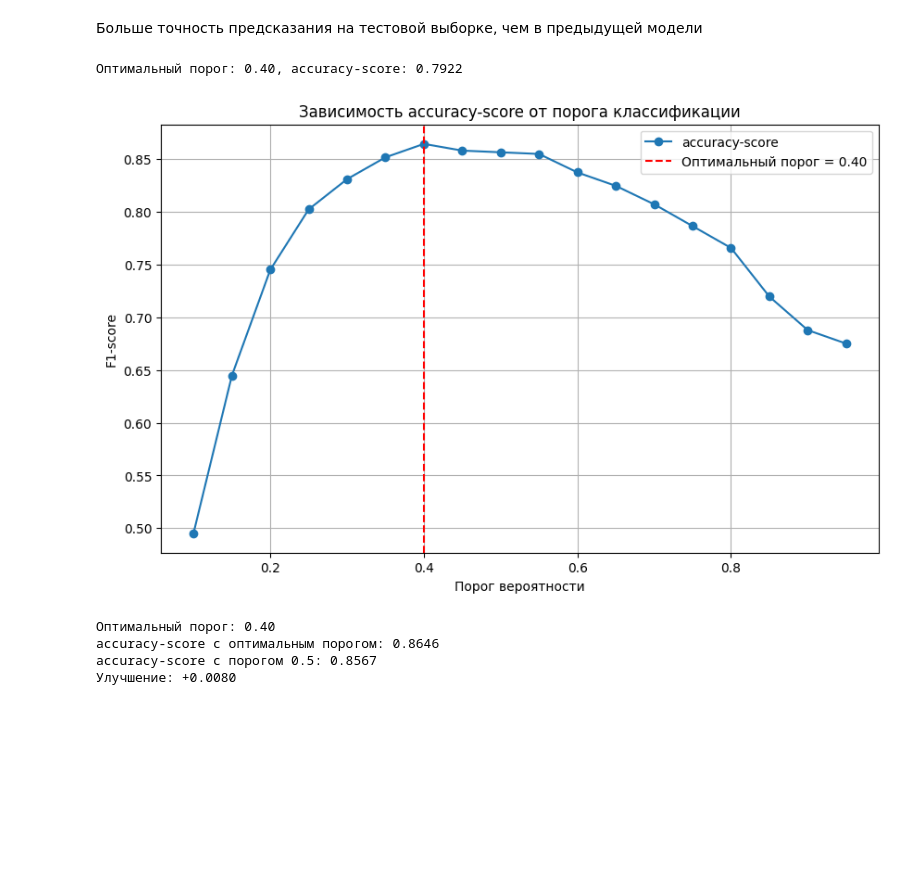
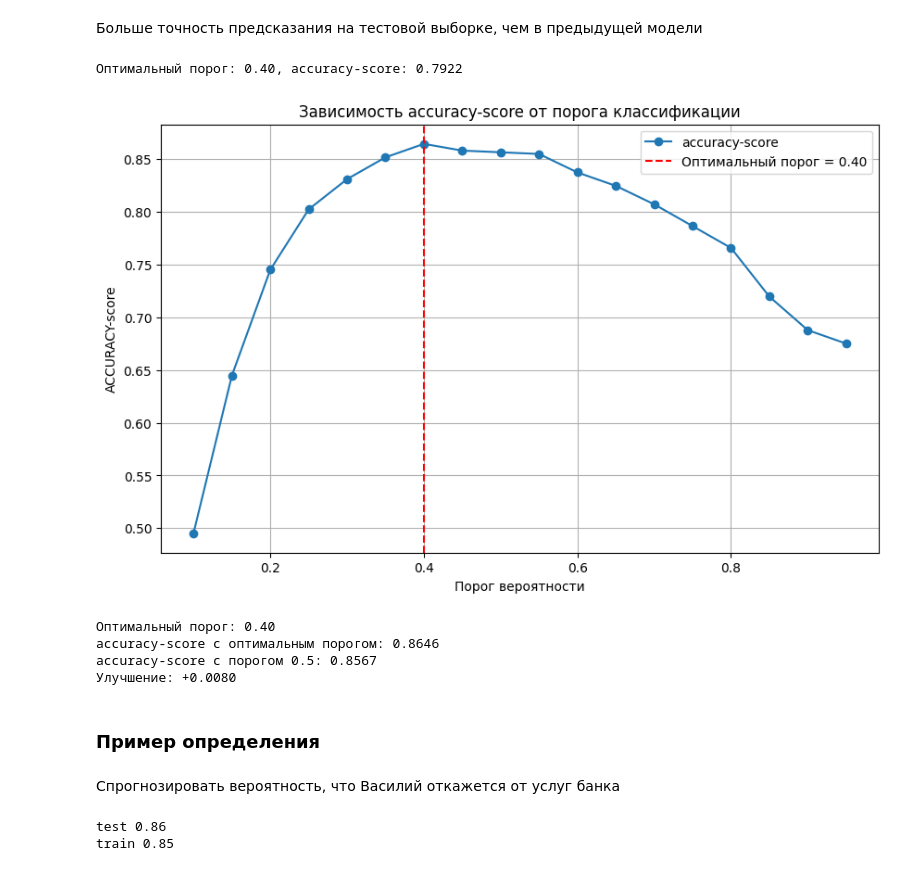
Before and after one commit to UlyanaGru/ml_practice, a Jupyter notebook: ml_practice.ipynb, the cells around one changed output. Cells and saved outputs as stored; diff of their text form; code cells hidden in the pictures; blank space fills up the shorter version.

Commit message:
prediction

```diff
--- a/ml_practice.ipynb
+++ b/ml_practice.ipynb
@@ -577,34 +577,34 @@ train 0.85
 # %%
 # Получение оценок вероятности
 y_proba_test = rf_clf_all.predict_proba(X_test)[:, 1]
 # Диапазон значений
 thresholds = np.arange(0.1, 1.0, 0.05)
 # Подбор
 best_threshold = 0.5
 best_f1 = 0
 for threshold in thresholds:
     y_pred_thresh = (y_proba_test >= threshold).astype(int)
     current_f1 = f1_score(y_test, y_pred_thresh)
     if current_f1 > best_f1:
         best_f1 = current_f1
         best_threshold = threshold
 print(f"Оптимальный порог: {best_threshold:.2f}, accuracy-score: {best_f1:.4f}")
 # Визуализация видимости accuracy
-f1_scores = [accuracy_score(y_test, (y_proba_test >= t).astype(int)) for t in thresholds]
+accuracy_scores = [accuracy_score(y_test, (y_proba_test >= t).astype(int)) for t in thresholds]
 
 plt.figure(figsize=(10, 6))
-plt.plot(thresholds, f1_scores, marker='o', label='accuracy-score')
+plt.plot(thresholds, accuracy_scores, marker='o', label='accuracy-score')
 plt.axvline(x=best_threshold, color='r', linestyle='--',
             label=f'Оптимальный порог = {best_threshold:.2f}')
 plt.xlabel('Порог вероятности')
-plt.ylabel('F1-score')
+plt.ylabel('ACCURACY-score')
 plt.title('Зависимость accuracy-score от порога классификации')
 plt.legend()
 plt.grid()
 plt.show()
 # %% [output]
 Оптимальный порог: 0.40, accuracy-score: 0.7922
-[figure, old version]
+[figure, new version]
 # %%
 # Прогнозирование с оптимальным порогом
 y_test_optim = (y_proba_test >= best_threshold).astype(int)
@@ -622,3 +622,5 @@ print(f"Улучшение: {optim_accuracy - default_accuracy:+.4f}")
 accuracy-score с оптимальным порогом: 0.8646
 accuracy-score с порогом 0.5: 0.8567
 Улучшение: +0.0080
+# %% [markdown]
+### Пример определения
@@ -624,0 +644,20 @@ accuracy-score с порогом 0.5: 0.8567
+# %% [markdown]
+Спрогнозировать вероятность, что Василий откажется от услуг банка
+# %%
+#Создаём объект класса RandomForestClassifier
+rf_clf_all = ensemble.RandomForestClassifier(
+    n_estimators=500, #число деревьев
+    criterion='entropy', #критерий эффективности
+    max_depth=8, #максимальная глубина дерева
+    random_state=42 #генератор случайных чисел
+)
+#Обучаем модель
+rf_clf_all.fit(X, y)
+#Делаем предсказание класса
+y_pred_test = rf_clf_all.predict(X_test)
+y_pred_train = rf_clf_all.predict(X_train)
+print('test', round(accuracy_score(y_test, y_pred_test),2))
+print('train', round(accuracy_score(y_train, y_pred_train),2))
+# %% [output]
+test 0.86
+train 0.85
```
Also changed, not shown: parts of 3 cells of this notebook.
